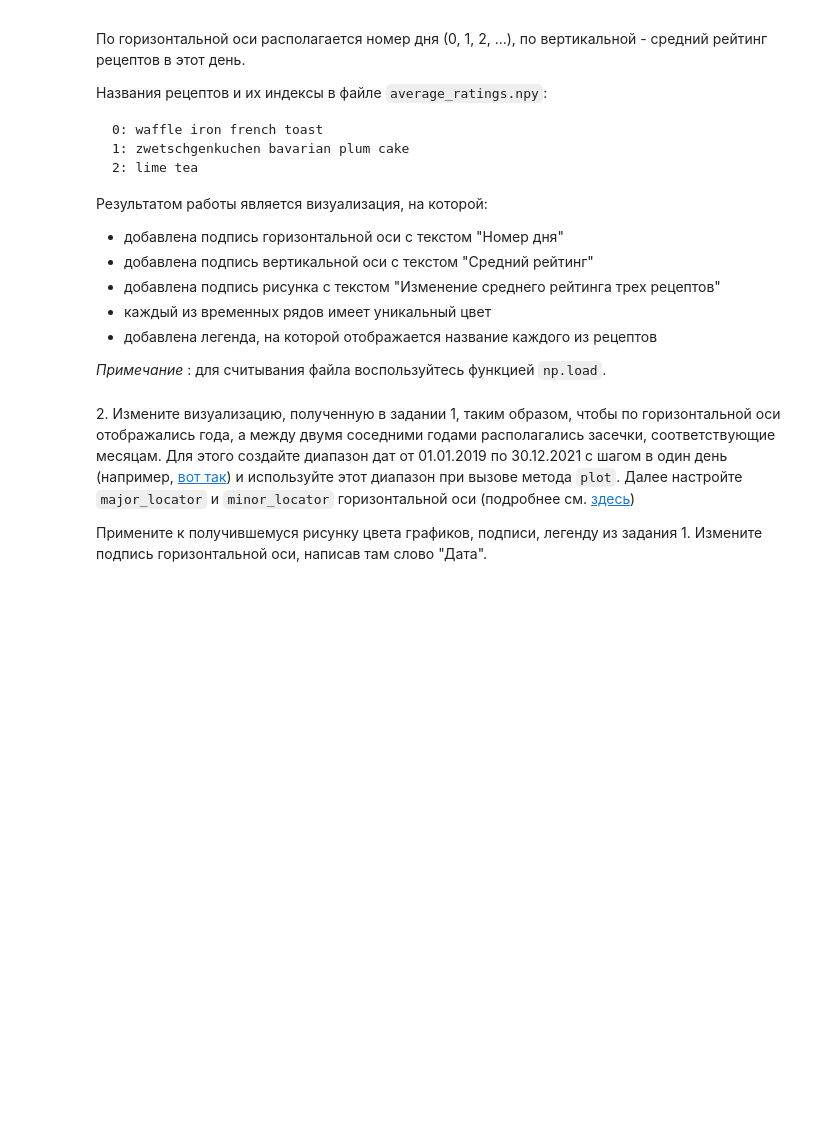
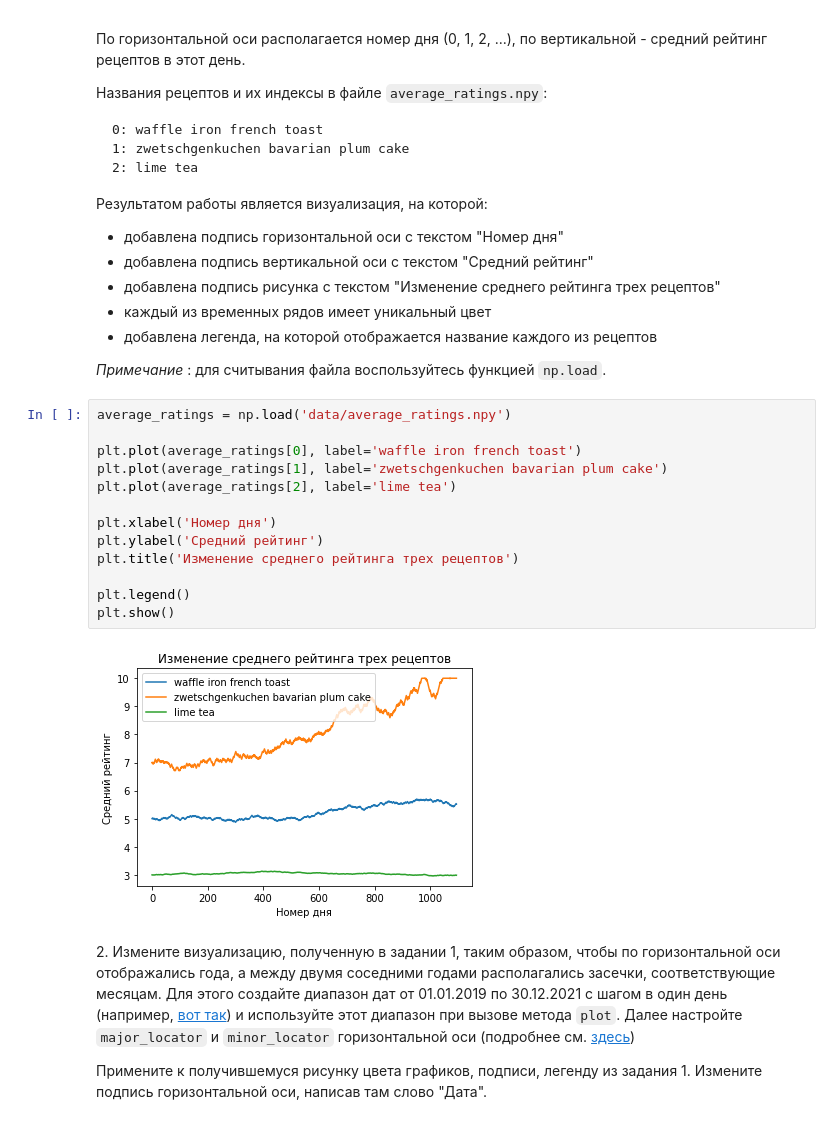
Before and after one commit to yanasirina/lab5_graphics, a Jupyter notebook: 05_graphics_Сирина_Яна_ДПИ22-1.ipynb, the cells around one changed output. Saved outputs shown, nothing was run; the diff lists cells and outputs as text; blank space fills up the shorter version.

```diff
--- a/05_graphics_Сирина_Яна_ДПИ22-1.ipynb
+++ b/05_graphics_Сирина_Яна_ДПИ22-1.ipynb
@@ -56,6 +32,21 @@ __В данном блоке задач не разрешается исполь
 * добавлена легенда, на которой отображается название каждого из рецептов
 
 _Примечание_ : для считывания файла воспользуйтесь функцией `np.load`.
+# %%
+average_ratings = np.load('data/average_ratings.npy')
+
+plt.plot(average_ratings[0], label='waffle iron french toast')
+plt.plot(average_ratings[1], label='zwetschgenkuchen bavarian plum cake')
+plt.plot(average_ratings[2], label='lime tea')
+
+plt.xlabel('Номер дня')
+plt.ylabel('Средний рейтинг')
+plt.title('Изменение среднего рейтинга трех рецептов')
+
+plt.legend()
+plt.show()
+# %% [output]
+[figure, added]
 # %% [markdown]
 2\. Измените визуализацию, полученную в задании 1, таким образом, чтобы по горизонтальной оси отображались года, а между двумя соседними годами располагались засечки, соответствующие месяцам. Для этого создайте диапазон дат от 01.01.2019 по 30.12.2021 с шагом в один день (например, [вот так](https://pandas.pydata.org/docs/reference/api/pandas.date_range.html)) и используйте этот диапазон при вызове метода `plot`. Далее настройте `major_locator` и `minor_locator` горизонтальной оси (подробнее см. [здесь](https://matplotlib.org/stable/gallery/text_labels_and_annotations/date.html))
 
```
Also changed, not shown: parts of 12 cells of this notebook.
